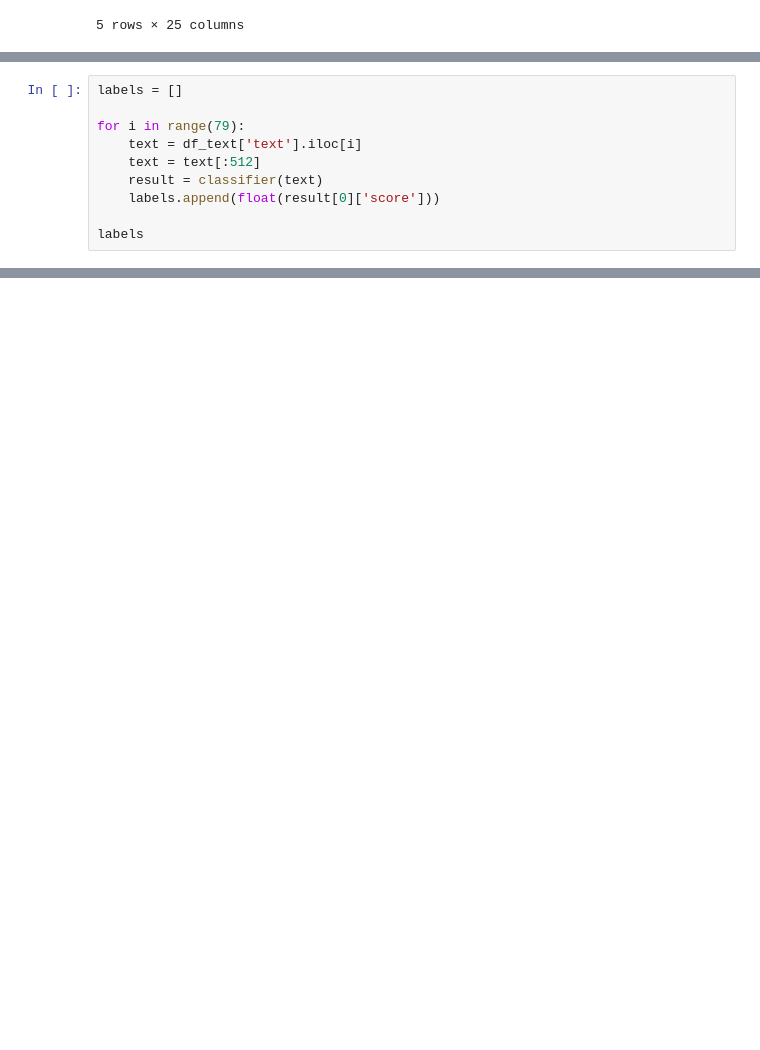
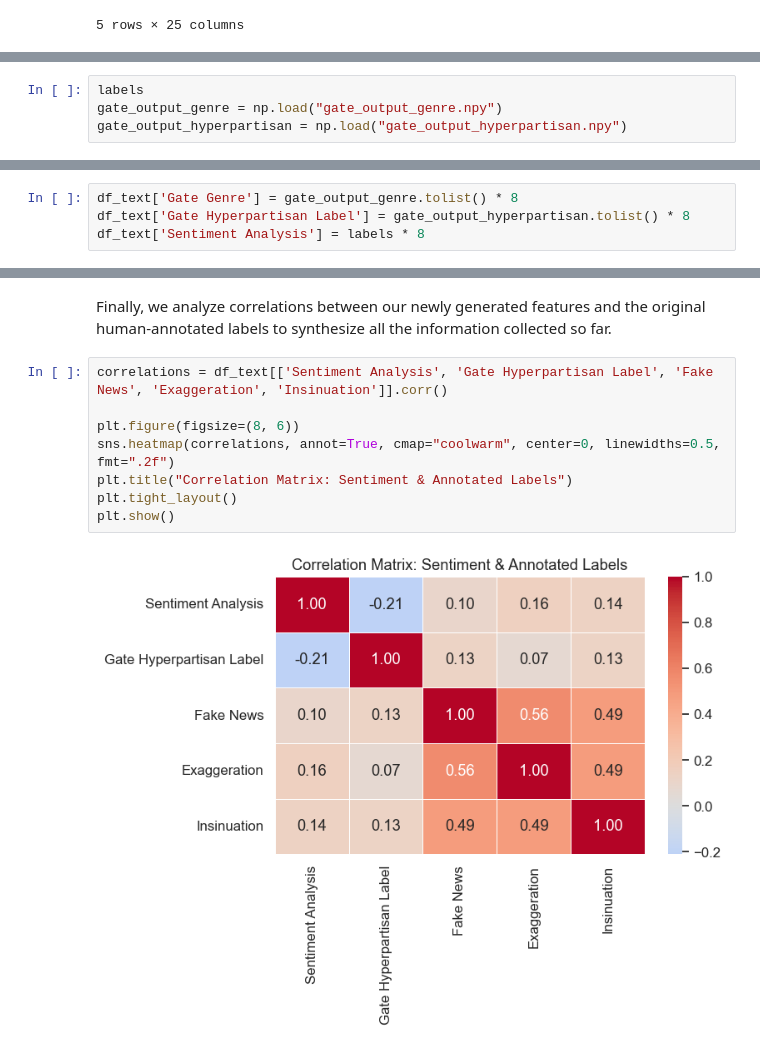
Before and after one commit to PyTomSss/NLP_ENSAE_Project, a Jupyter notebook: main.ipynb, the cells around one changed output, grey strips where cells are left out. Drawn from its saved outputs; the diff is of its cells as text; blank space fills up the shorter version.

```diff
--- a/main.ipynb
+++ b/main.ipynb
@@ -1047,10 +878,0 @@ Device set to use 0
-# %%
-labels = []
-
-for i in range(79):
-    text = df_text['text'].iloc[i]
-    text = text[:512]
-    result = classifier(text)
-    labels.append(float(result[0]['score']))
-
-labels
@@ -1074,0 +1048,4 @@ labels
+# %%
+labels
+gate_output_genre = np.load("gate_output_genre.npy")
+gate_output_hyperpartisan = np.load("gate_output_hyperpartisan.npy")
@@ -1074,0 +1054,4 @@ labels
+# %%
+df_text['Gate Genre'] = gate_output_genre.tolist() * 8
+df_text['Gate Hyperpartisan Label'] = gate_output_hyperpartisan.tolist() * 8
+df_text['Sentiment Analysis'] = labels * 8
@@ -1074,0 +1101,12 @@ labels
+# %% [markdown]
+Finally, we analyze correlations between our newly generated features and the original human-annotated labels to synthesize all the information collected so far.
+# %%
+correlations = df_text[['Sentiment Analysis', 'Gate Hyperpartisan Label', 'Fake News', 'Exaggeration', 'Insinuation']].corr()
+
+plt.figure(figsize=(8, 6))
+sns.heatmap(correlations, annot=True, cmap="coolwarm", center=0, linewidths=0.5, fmt=".2f")
+plt.title("Correlation Matrix: Sentiment & Annotated Labels")
+plt.tight_layout()
+plt.show()
+# %% [output]
+[figure, added]
```
Also changed, not shown: parts of 88 cells of this notebook, 2 other files.
